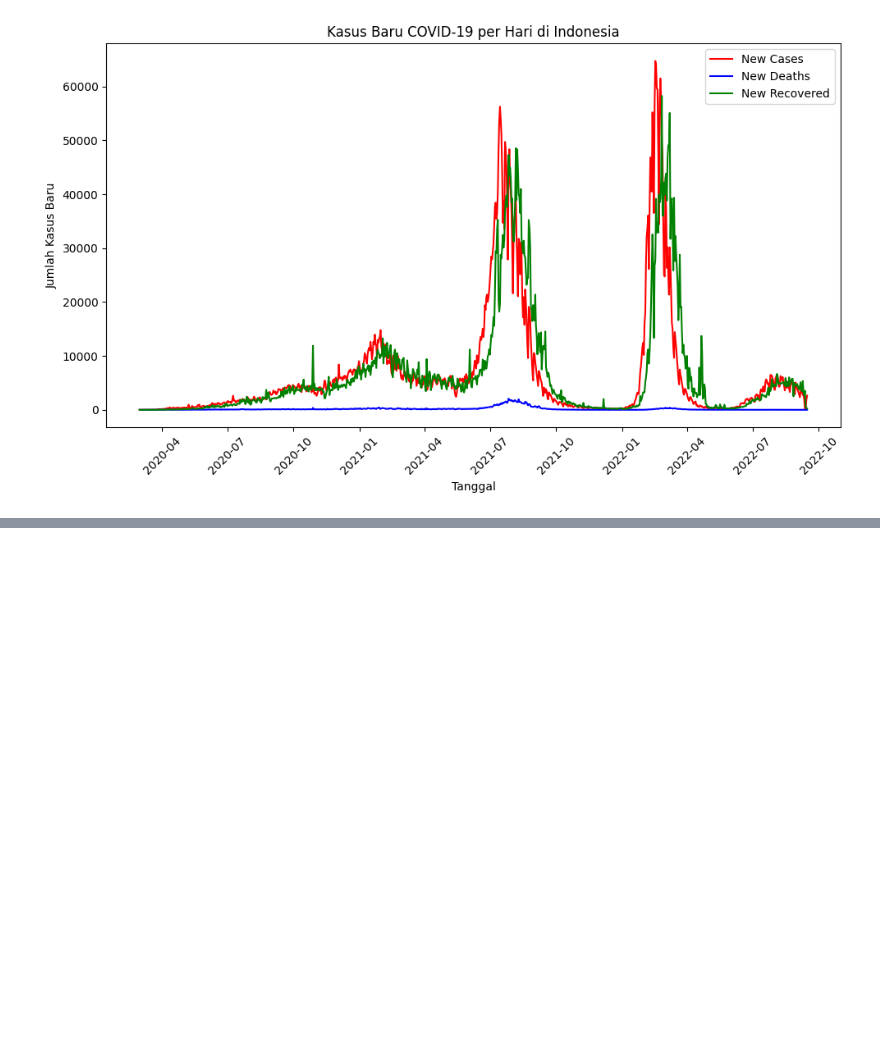
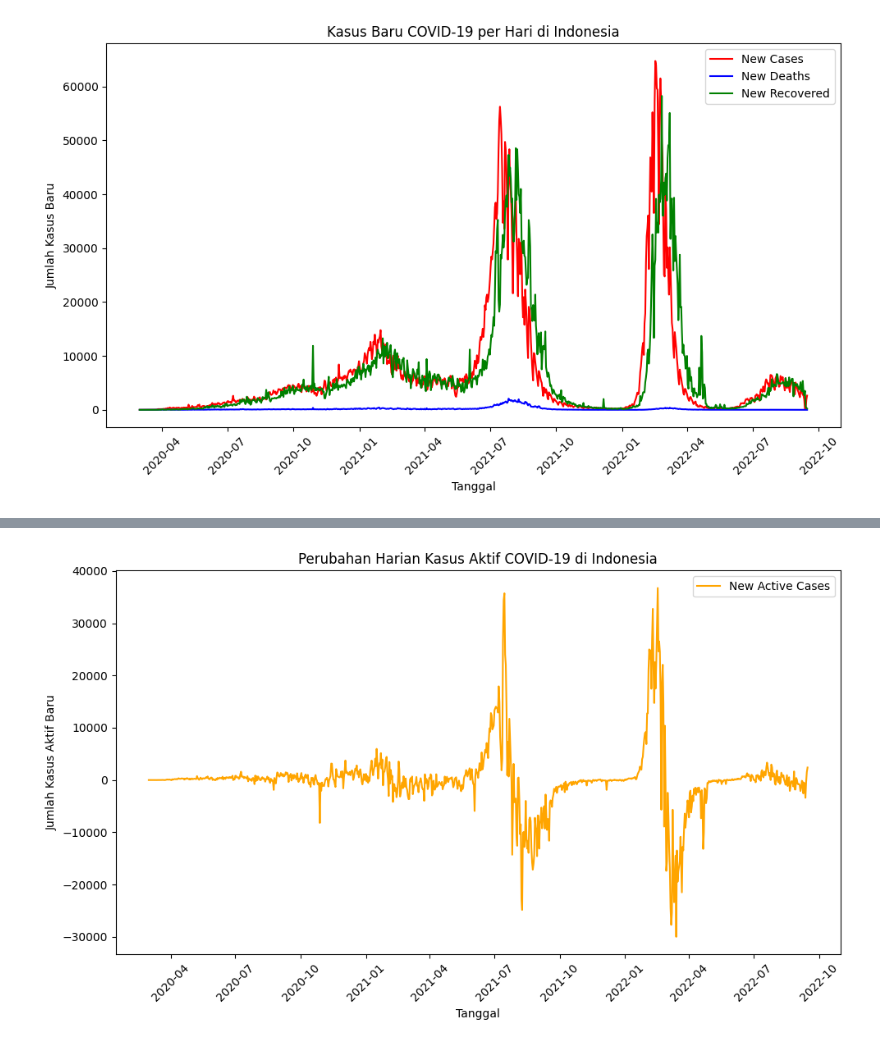
Before and after one commit to KnowRise/Covid-19-Analysis, a Jupyter notebook: src/visualization.ipynb, the cells around one changed output, grey strips where cells are left out. Saved outputs shown, nothing was run; the diff lists cells and outputs as text; code cells hidden in the pictures; blank space fills up the shorter version.

```diff
--- a/src/visualization.ipynb
+++ b/src/visualization.ipynb
@@ -34,3 +89,16 @@ plt.show()
+# %%
+plt.figure(figsize=(10, 6))
+plt.plot(df_grouped.index, df_grouped['New Active Cases'], label='New Active Cases', color='orange')
+
+plt.title("Perubahan Harian Kasus Aktif COVID-19 di Indonesia")
+plt.xlabel("Tanggal")
+plt.ylabel("Jumlah Kasus Aktif Baru")
+plt.legend()
+plt.xticks(rotation=45)
+plt.tight_layout()
+plt.show()
+# %% [output]
+[figure, added]
 # %%
 # Menampilkan data berdasarkan lokasi tertentu (misalnya DKI Jakarta)
 df_locations = df['Location']
```
Also changed, not shown: parts of 4 cells of this notebook.
